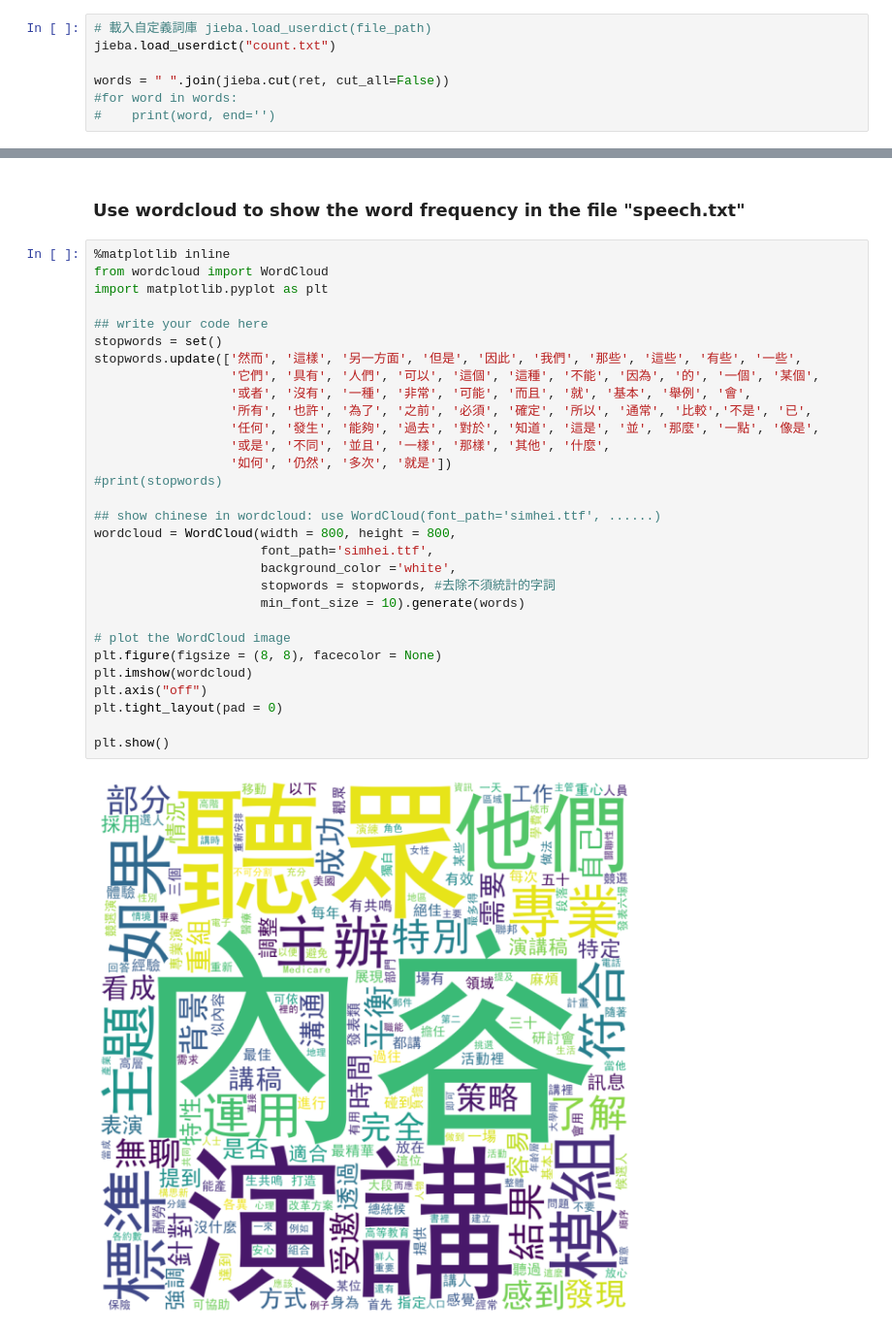
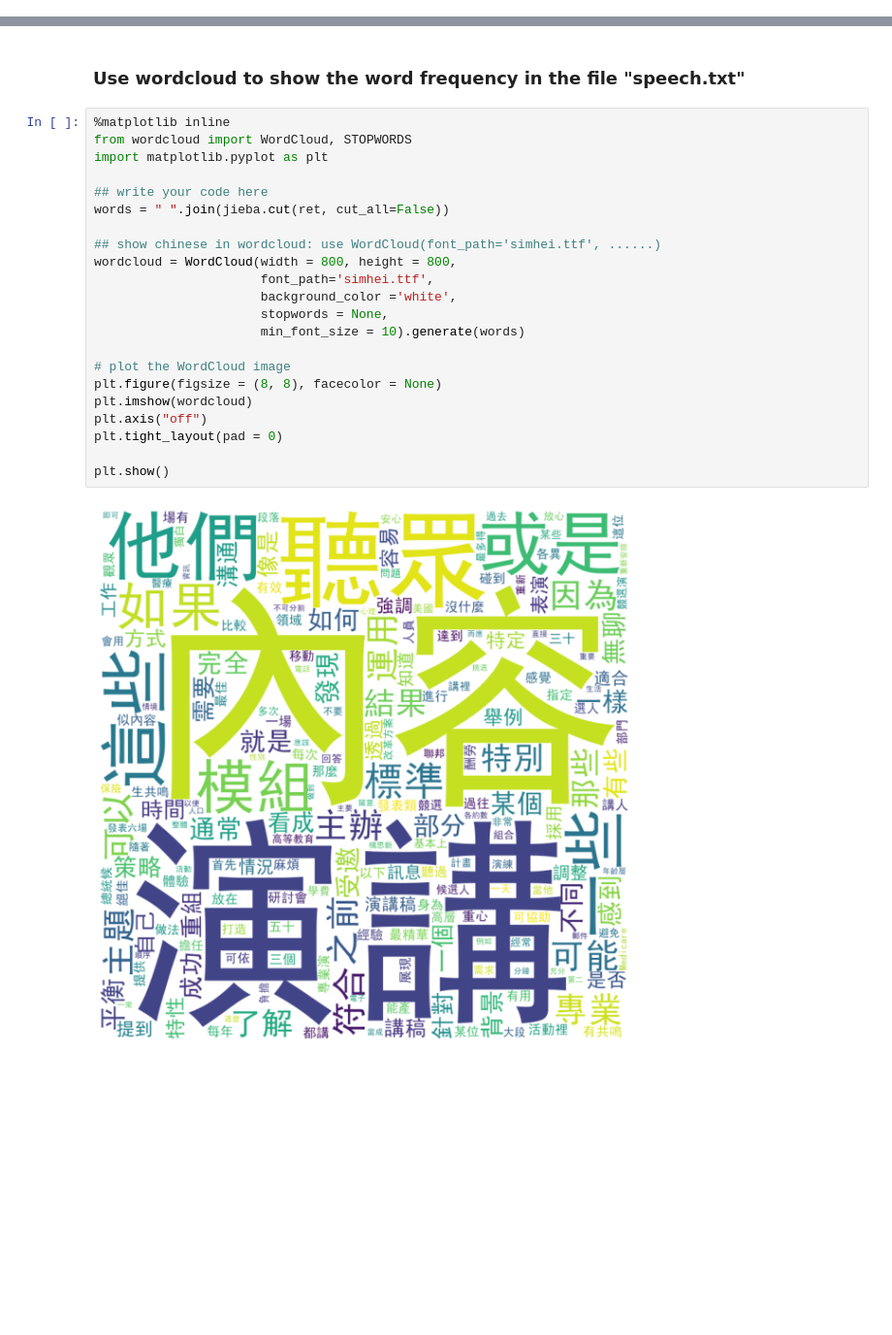
Before and after one commit to ChenLily0928/Python-Tutorial, a Jupyter notebook: TibaMe/homework/作業3 - 中文詞頻統計.ipynb, the cells around one changed output, grey strips where cells are left out. Shown at 97% size. Saved outputs shown, nothing was run; the diff lists cells and outputs as text; blank space fills up the shorter version.

```diff
--- a/TibaMe/homework/作業3 - 中文詞頻統計.ipynb
+++ b/TibaMe/homework/作業3 - 中文詞頻統計.ipynb
@@ -47,7 +31,0 @@ with open("count.csv", "r", encoding='utf-8-sig', newline='') as fdr:
-# %%
-# 載入自定義詞庫 jieba.load_userdict(file_path)
-jieba.load_userdict("count.txt")
-
-words = " ".join(jieba.cut(ret, cut_all=False))
-#for word in words:
-#    print(word, end='')
@@ -60,34 +47,26 @@ Prefix dict has been built successfully.
 ### Use wordcloud to show the word frequency in the file "speech.txt"
 # %%
 %matplotlib inline
-from wordcloud import WordCloud
+from wordcloud import WordCloud, STOPWORDS
 import matplotlib.pyplot as plt
 
 ## write your code here
-stopwords = set()
-stopwords.update(['然而', '這樣', '另一方面', '但是', '因此', '我們', '那些', '這些', '有些', '一些',
-                  '它們', '具有', '人們', '可以', '這個', '這種', '不能', '因為', '的', '一個', '某個',
-                  '或者', '沒有', '一種', '非常', '可能', '而且', '就', '基本', '舉例', '會',
-                  '所有', '也許', '為了', '之前', '必須', '確定', '所以', '通常', '比較','不是', '已',
-                  '任何', '發生', '能夠', '過去', '對於', '知道', '這是', '並', '那麼', '一點', '像是',
-                  '或是', '不同', '並且', '一樣', '那樣', '其他', '什麼',
-                  '如何', '仍然', '多次', '就是'])
-#print(stopwords)
+words = " ".join(jieba.cut(ret, cut_all=False))
 
 ## show chinese in wordcloud: use WordCloud(font_path='simhei.ttf', ......)
 wordcloud = WordCloud(width = 800, height = 800,
                       font_path='simhei.ttf',
                       background_color ='white',
-                      stopwords = stopwords, #去除不須統計的字詞
+                      stopwords = None,
                       min_font_size = 10).generate(words)
 
 # plot the WordCloud image
 plt.figure(figsize = (8, 8), facecolor = None)
 plt.imshow(wordcloud)
 plt.axis("off")
 plt.tight_layout(pad = 0)
 
 plt.show()
 # %% [output]
-[figure, old version]
+[figure, new version]
 # %%
```
Also changed, not shown: parts of 9 cells of this notebook.
